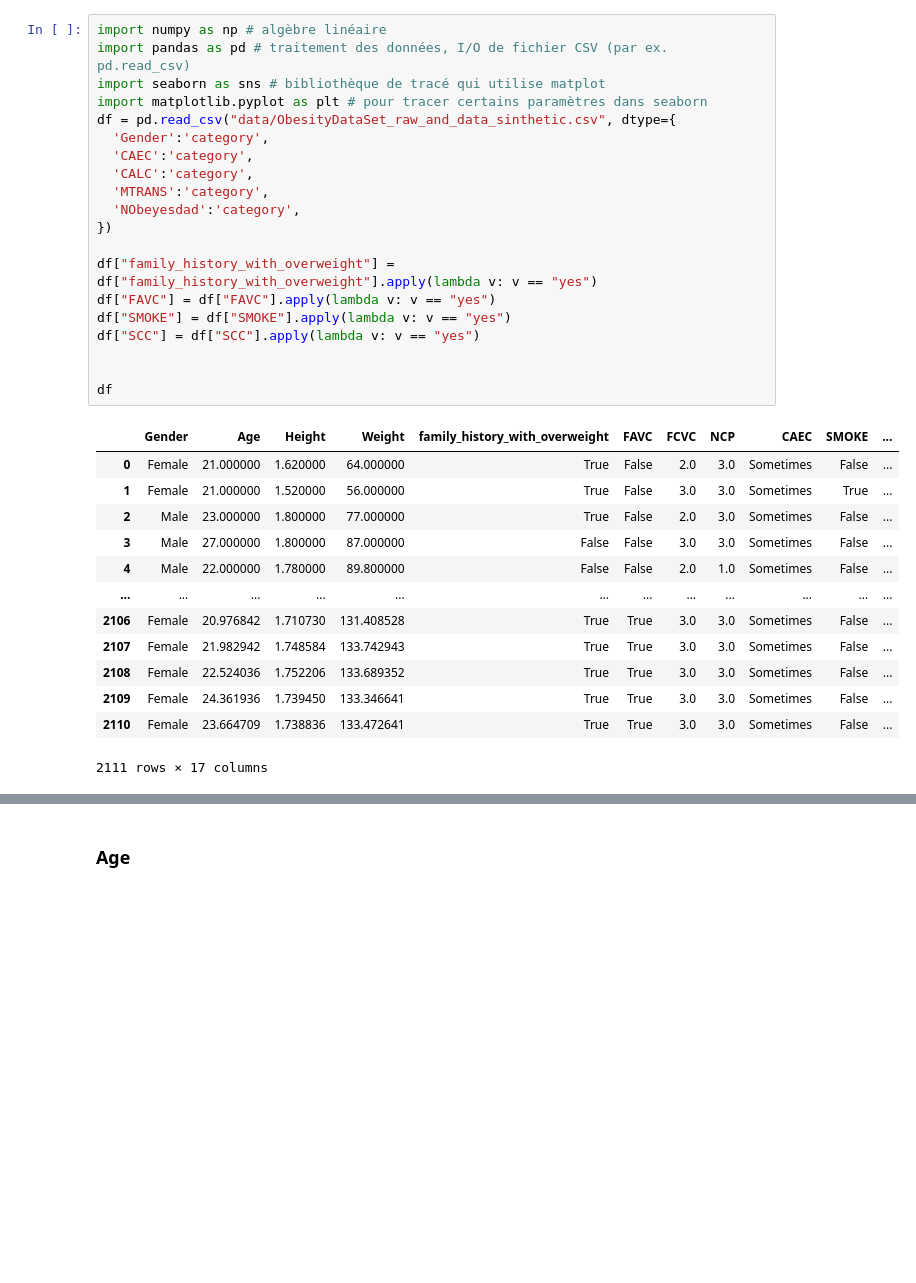
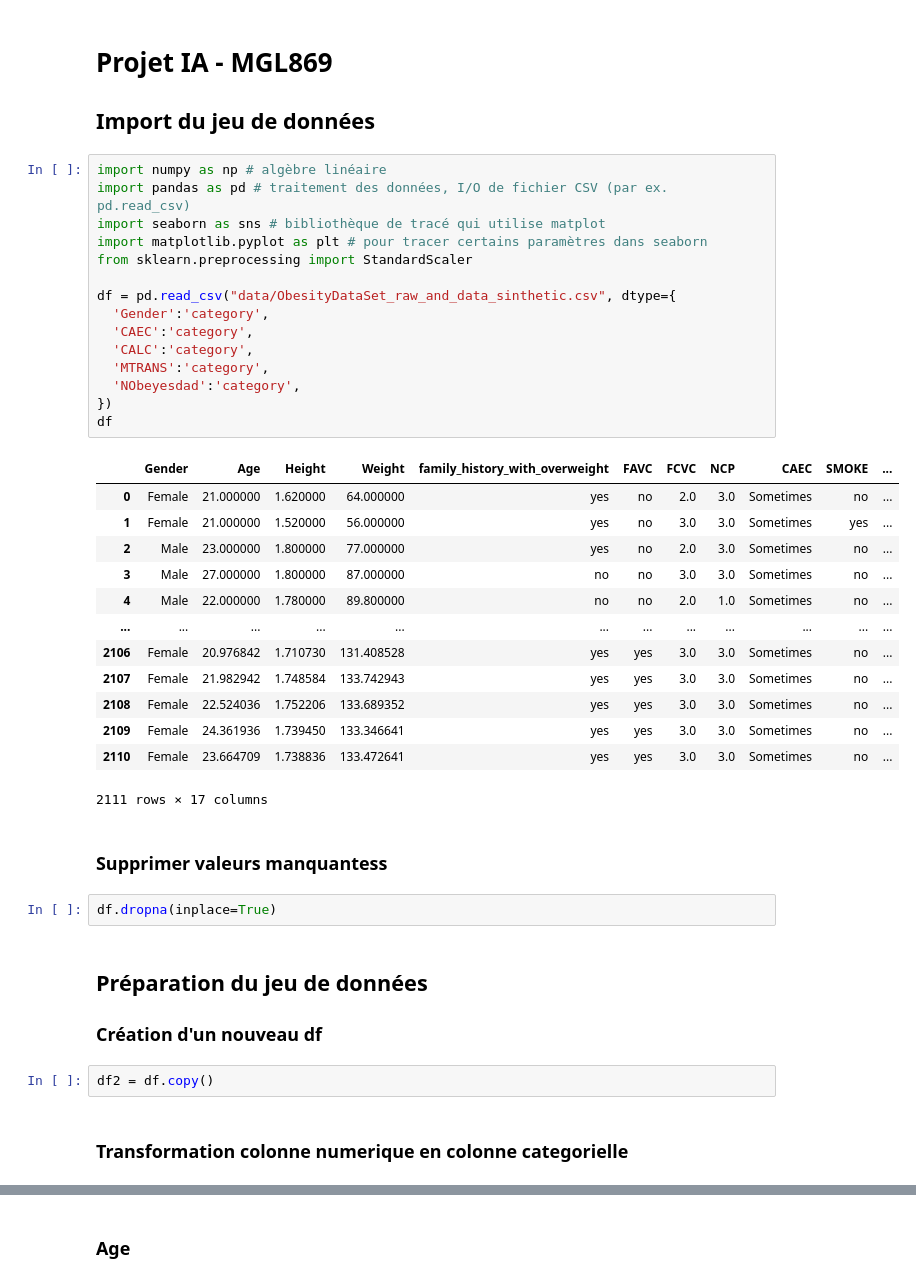
Before and after one commit to matteodcr/mgl869, a Jupyter notebook: notebook.ipynb, the cells around one changed output, grey strips where cells are left out. Saved outputs shown, nothing was run; the diff lists cells and outputs as text; blank space fills up the shorter version.

```diff
--- a/notebook.ipynb
+++ b/notebook.ipynb
@@ -1,34 +1,43 @@
+# %% [markdown]
+# Projet IA - MGL869
+## Import du jeu de données
 # %%
 import numpy as np # algèbre linéaire
 import pandas as pd # traitement des données, I/O de fichier CSV (par ex. pd.read_csv)
 import seaborn as sns # bibliothèque de tracé qui utilise matplot
 import matplotlib.pyplot as plt # pour tracer certains paramètres dans seaborn
+from sklearn.preprocessing import StandardScaler
+
 df = pd.read_csv("data/ObesityDataSet_raw_and_data_sinthetic.csv", dtype={
   'Gender':'category',
   'CAEC':'category',
   'CALC':'category',
   'MTRANS':'category',
   'NObeyesdad':'category',
 })
-
-df["family_history_with_overweight"] = df["family_history_with_overweight"].apply(lambda v: v == "yes")
-df["FAVC"] = df["FAVC"].apply(lambda v: v == "yes")
-df["SMOKE"] = df["SMOKE"].apply(lambda v: v == "yes")
-df["SCC"] = df["SCC"].apply(lambda v: v == "yes")
-
-
 df
 # %% [output]
 |  | Gender | Age | Height | Weight | family_history_with_overweight | FAVC | FCVC | NCP | CAEC | SMOKE | ... |
-| 0 | Female | 21.000000 | 1.620000 | 64.000000 | True | False | 2.0 | 3.0 | Sometimes | False | ... |
-| 1 | Female | 21.000000 | 1.520000 | 56.000000 | True | False | 3.0 | 3.0 | Sometimes | True | ... |
-| 2 | Male | 23.000000 | 1.800000 | 77.000000 | True | False | 2.0 | 3.0 | Sometimes | False | ... |
-| 3 | Male | 27.000000 | 1.800000 | 87.000000 | False | False | 3.0 | 3.0 | Sometimes | False | ... |
-| 4 | Male | 22.000000 | 1.780000 | 89.800000 | False | False | 2.0 | 1.0 | Sometimes | False | ... |
+| 0 | Female | 21.000000 | 1.620000 | 64.000000 | yes | no | 2.0 | 3.0 | Sometimes | no | ... |
+| 1 | Female | 21.000000 | 1.520000 | 56.000000 | yes | no | 3.0 | 3.0 | Sometimes | yes | ... |
+| 2 | Male | 23.000000 | 1.800000 | 77.000000 | yes | no | 2.0 | 3.0 | Sometimes | no | ... |
+| 3 | Male | 27.000000 | 1.800000 | 87.000000 | no | no | 3.0 | 3.0 | Sometimes | no | ... |
+| 4 | Male | 22.000000 | 1.780000 | 89.800000 | no | no | 2.0 | 1.0 | Sometimes | no | ... |
 | ... | ... | ... | ... | ... | ... | ... | ... | ... | ... | ... | ... |
-| 2106 | Female | 20.976842 | 1.710730 | 131.408528 | True | True | 3.0 | 3.0 | Sometimes | False | ... |
-| 2107 | Female | 21.982942 | 1.748584 | 133.742943 | True | True | 3.0 | 3.0 | Sometimes | False | ... |
-| 2108 | Female | 22.524036 | 1.752206 | 133.689352 | True | True | 3.0 | 3.0 | Sometimes | False | ... |
-| 2109 | Female | 24.361936 | 1.739450 | 133.346641 | True | True | 3.0 | 3.0 | Sometimes | False | ... |
-| 2110 | Female | 23.664709 | 1.738836 | 133.472641 | True | True | 3.0 | 3.0 | Sometimes | False | ... |
+| 2106 | Female | 20.976842 | 1.710730 | 131.408528 | yes | yes | 3.0 | 3.0 | Sometimes | no | ... |
+| 2107 | Female | 21.982942 | 1.748584 | 133.742943 | yes | yes | 3.0 | 3.0 | Sometimes | no | ... |
+| 2108 | Female | 22.524036 | 1.752206 | 133.689352 | yes | yes | 3.0 | 3.0 | Sometimes | no | ... |
+| 2109 | Female | 24.361936 | 1.739450 | 133.346641 | yes | yes | 3.0 | 3.0 | Sometimes | no | ... |
+| 2110 | Female | 23.664709 | 1.738836 | 133.472641 | yes | yes | 3.0 | 3.0 | Sometimes | no | ... |
 2111 rows × 17 columns
+# %% [markdown]
+### Supprimer valeurs manquantess
+# %%
+df.dropna(inplace=True)
+# %% [markdown]
+## Préparation du jeu de données
+### Création d'un nouveau df
+# %%
+df2 = df.copy()
+# %% [markdown]
+### Transformation colonne numerique en colonne categorielle
```
Also changed, not shown: parts of 20 cells of this notebook.
